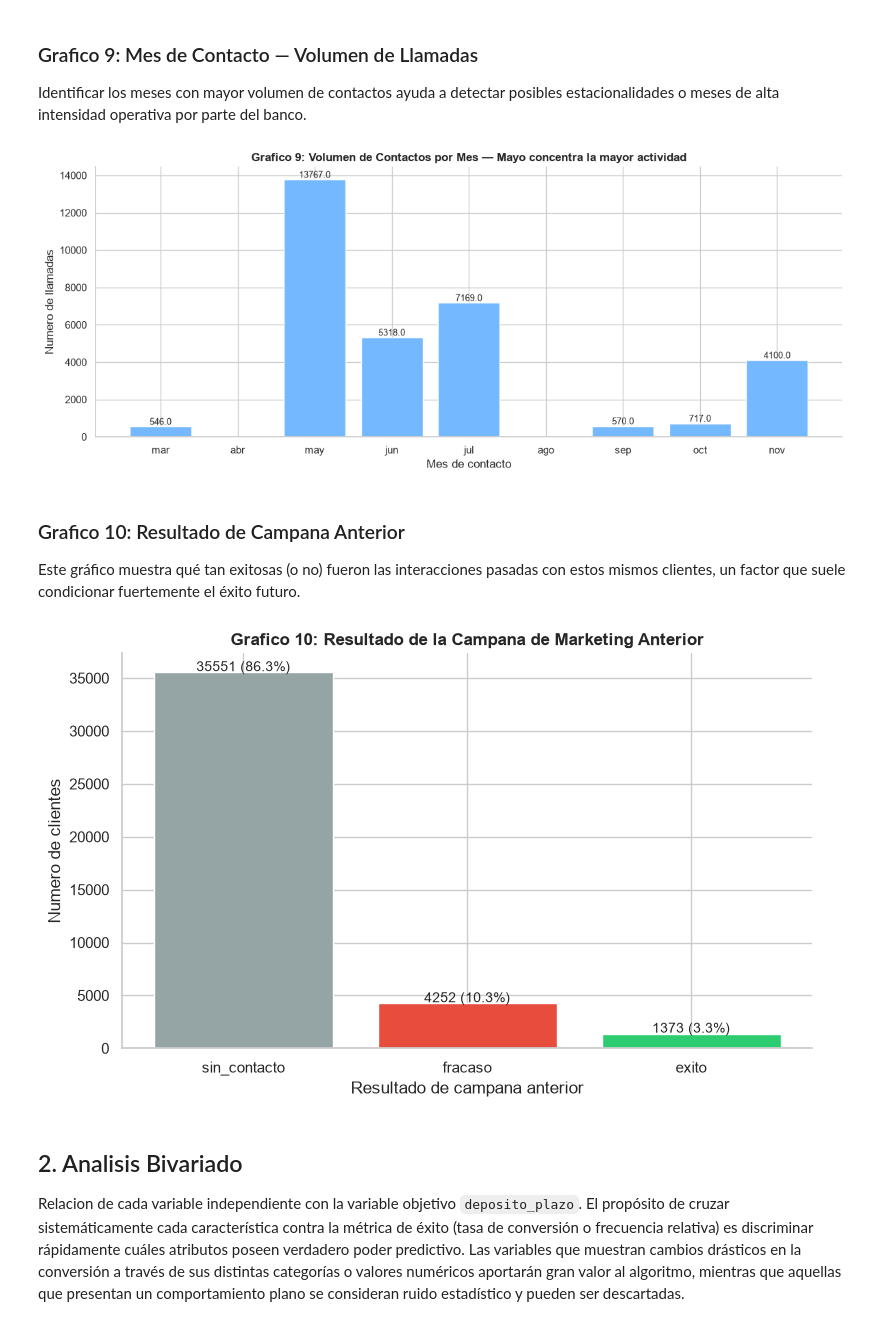
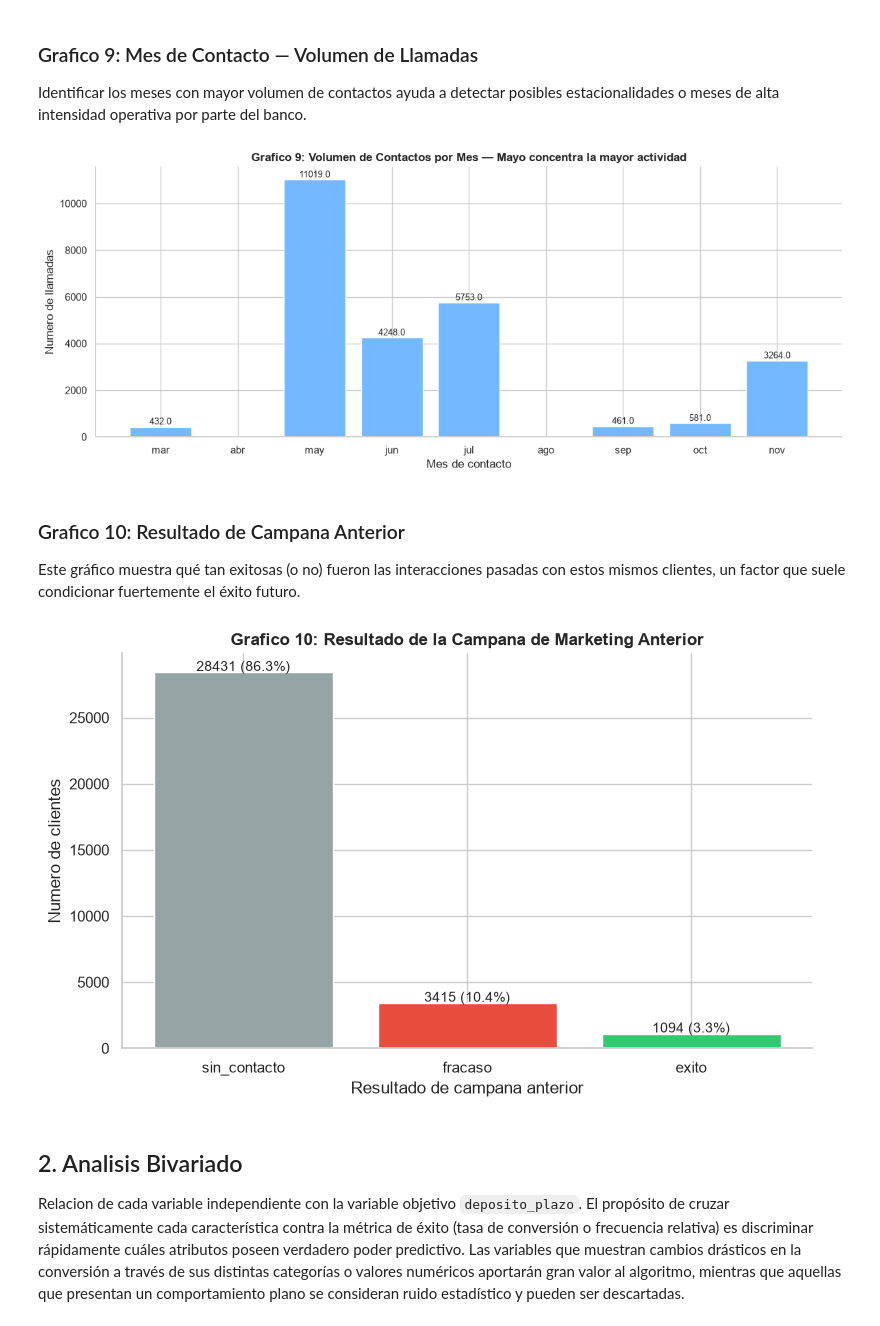
Before and after one commit to carlos31255/Ev3_preprocesamiento_banco, a Jupyter notebook: EV4_Analisis Exploratorio.ipynb, the cells around one changed output. Drawn from its saved outputs; the diff is of its cells as text; code cells hidden in the pictures.

```diff
--- a/EV4_Analisis Exploratorio.ipynb
+++ b/EV4_Analisis Exploratorio.ipynb
@@ -178,11 +200,11 @@ plt.show()
 
 Muestra la composición de la cartera de clientes según su estado civil, una variable demográfica básica que puede correlacionar con las obligaciones financieras de la persona.
 # %%
-ec = df['estado_civil'].value_counts()
+ec = df_train['estado_civil'].value_counts()
 fig, ax = plt.subplots(figsize=(8, 5))
 ax.bar(ec.index, ec.values, color=['#3498db','#e74c3c','#2ecc71','#95a5a6'], edgecolor='white')
 for i, (lbl, val) in enumerate(zip(ec.index, ec.values)):
-    pct = val/len(df)*100
+    pct = val/len(df_train)*100
     ax.text(i, val+100, str(val)+' ('+str(round(pct,1))+'%)', ha='center', fontsize=9)
 ax.set_xlabel('Estado Civil')
 ax.set_ylabel('Numero de clientes')
@@ -199,7 +221,7 @@ plt.show()
 Visualiza el grado de formación académica de los clientes. Al tener un orden jerárquico natural, esta variable nos da pistas sobre el nivel de ingresos potenciales.
 # %%
 orden_edu = ['analfabeto','basica_4','basica_6','basica_9','media','tecnico_prof','universitario','desconocido']
-edu_counts = df['educacion'].value_counts().reindex(orden_edu).dropna()
+edu_counts = df_train['educacion'].value_counts().reindex(orden_edu).dropna()
 fig, ax = plt.subplots(figsize=(12, 5))
 colores_edu = ['#d63031' if x=='desconocido' else '#0984e3' for x in edu_counts.index]
 bars = ax.bar(edu_counts.index, edu_counts.values, color=colores_edu, edgecolor='white')
@@ -272,7 +294,7 @@ unidades = ['Variacion trimestral (%)','Indice (base 100)','Indice de confianza'
 fig, axes = plt.subplots(2, 3, figsize=(16, 10))
 axes = axes.flatten()
 for i, (col, unidad) in enumerate(zip(macro_cols, unidades)):
-    sns.histplot(data=df, x=col, bins=20, color=sns.color_palette('Purples_d',5)[i],
+    sns.histplot(data=df_train, x=col, bins=20, color=sns.color_palette('Purples_d',5)[i],
                  ax=axes[i], edgecolor='white')
     axes[i].set_xlabel(unidad)
     axes[i].set_ylabel('Frecuencia')
@@ -290,7 +312,7 @@ plt.show()
 Identificar los meses con mayor volumen de contactos ayuda a detectar posibles estacionalidades o meses de alta intensidad operativa por parte del banco.
 # %%
 order_months = ['mar','abr','may','jun','jul','ago','sep','oct','nov','dic']
-conteo_mes = df['mes'].value_counts().reindex(order_months)
+conteo_mes = df_train['mes'].value_counts().reindex(order_months)
 fig, ax = plt.subplots(figsize=(12, 5))
 ax.bar(conteo_mes.index, conteo_mes.values, color='#74b9ff', edgecolor='white')
 for i, val in enumerate(conteo_mes.values):
@@ -303,30 +325,30 @@ plt.tight_layout()
 plt.savefig('graficos/univariado_mes_volumen.png', bbox_inches='tight', dpi=150)
 plt.show()
 # %% [output]
-[figure, old version]
+[figure, new version]
 # %% [markdown]
 ### Grafico 10: Resultado de Campana Anterior
 
 Este gráfico muestra qué tan exitosas (o no) fueron las interacciones pasadas con estos mismos clientes, un factor que suele condicionar fuertemente el éxito futuro.
 # %%
-ra = df['resultado_anterior'].value_counts()
+ra = df_train['resultado_anterior'].value_counts()
 colores_ra = {'sin_contacto':'#95a5a6','fracaso':'#e74c3c','exito':'#2ecc71'}
 fig, ax = plt.subplots(figsize=(8, 5))
 bars = ax.bar(ra.index, ra.values,
               color=[colores_ra.get(x,'#3498db') for x in ra.index], edgecolor='white')
 for bar, val in zip(bars, ra.values):
-    pct = val/len(df)*100
+    pct = val/len(df_train)*100
     ax.text(bar.get_x()+bar.get_width()/2, bar.get_height()+100,
             str(val)+' ('+str(round(pct,1))+'%)', ha='center', fontsize=10)
 ax.set_xlabel('Resultado de campana anterior')
 ax.set_ylabel('Numero de clientes')
 ax.set_title('Grafico 10: Resultado de la Campana de Marketing Anterior', fontweight='bold')
 sns.despine()
 plt.tight_layout()
 plt.savefig('graficos/univariado_resultado_anterior.png', bbox_inches='tight', dpi=150)
 plt.show()
 # %% [output]
-[figure, old version]
+[figure, new version]
 # %% [markdown]
 ## 2. Analisis Bivariado
 
```
Also changed, not shown: parts of 34 cells of this notebook, 28 other files.
